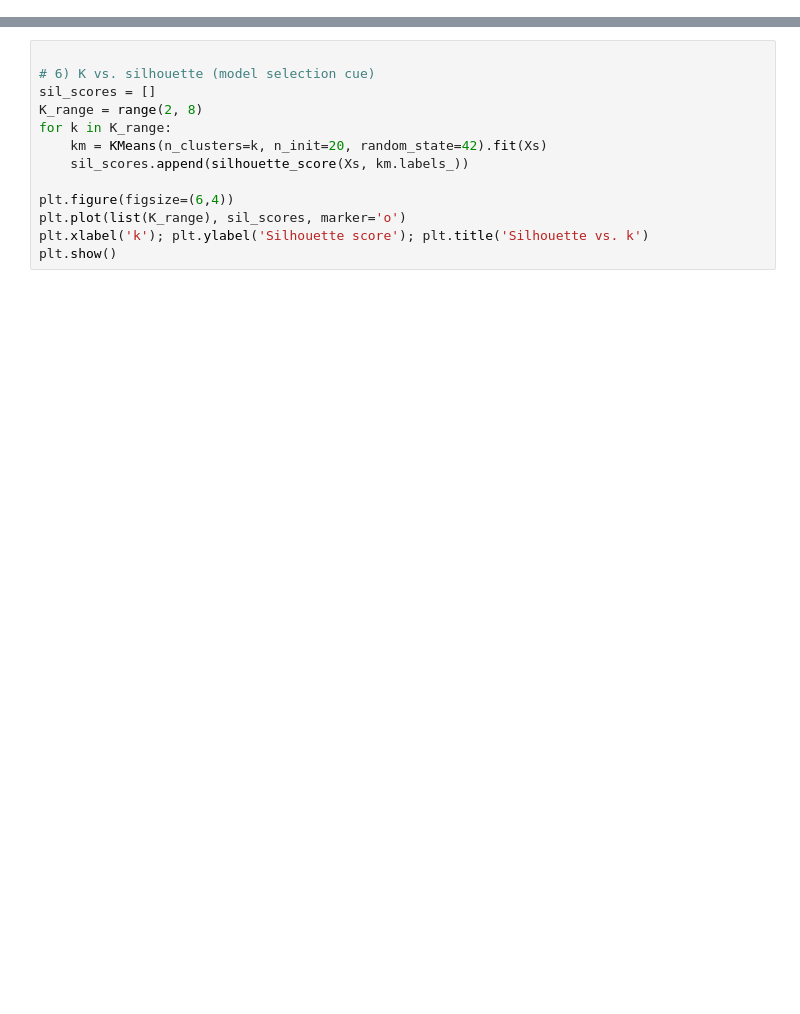
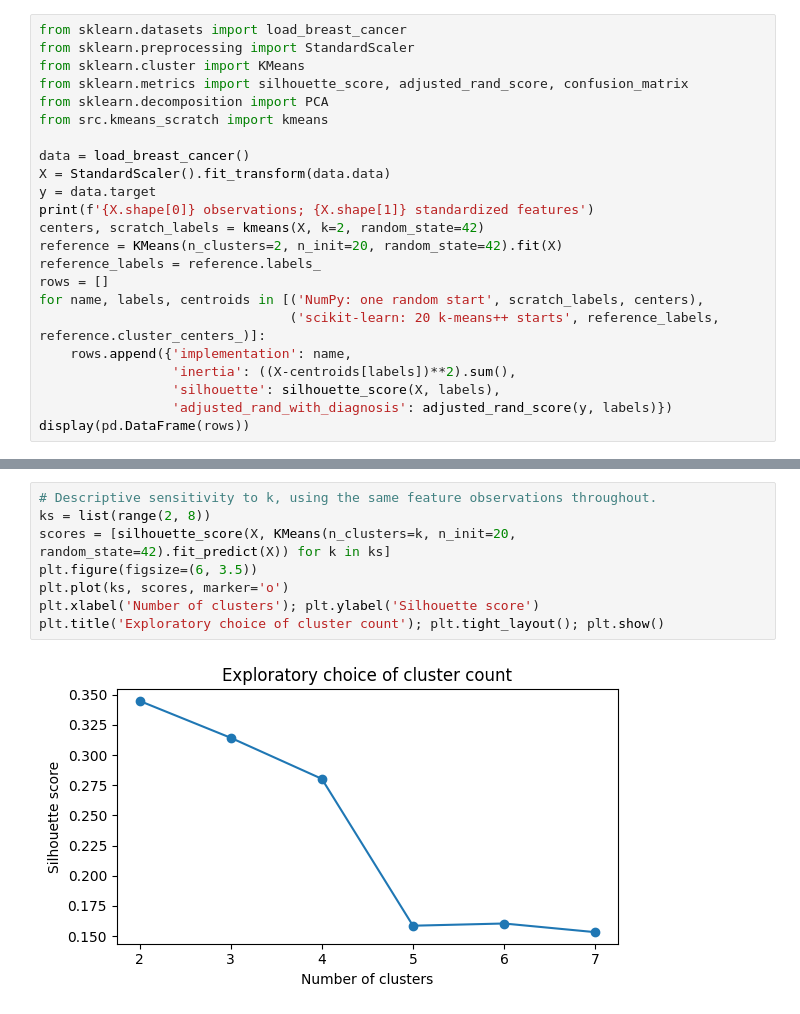
Before and after one commit to KianaAbrisham/kmeans-breast-cancer-portfolio, a Jupyter notebook: notebooks/kmeans_breast_cancer.ipynb, the cells around one changed output, grey strips where cells are left out. Drawn from its saved outputs; the diff is of its cells as text; blank space fills up the shorter version.

Commit message:
Correct implementation and add executed notebook with regression checks

```diff
--- a/notebooks/kmeans_breast_cancer.ipynb
+++ b/notebooks/kmeans_breast_cancer.ipynb
@@ -67,0 +21,23 @@ plt.show()
+# %%
+from sklearn.datasets import load_breast_cancer
+from sklearn.preprocessing import StandardScaler
+from sklearn.cluster import KMeans
+from sklearn.metrics import silhouette_score, adjusted_rand_score, confusion_matrix
+from sklearn.decomposition import PCA
+from src.kmeans_scratch import kmeans
+
+data = load_breast_cancer()
+X = StandardScaler().fit_transform(data.data)
+y = data.target
+print(f'{X.shape[0]} observations; {X.shape[1]} standardized features')
+centers, scratch_labels = kmeans(X, k=2, random_state=42)
+reference = KMeans(n_clusters=2, n_init=20, random_state=42).fit(X)
+reference_labels = reference.labels_
+rows = []
+for name, labels, centroids in [('NumPy: one random start', scratch_labels, centers),
+                                ('scikit-learn: 20 k-means++ starts', reference_labels, reference.cluster_centers_)]:
+    rows.append({'implementation': name,
+                 'inertia': ((X-centroids[labels])**2).sum(),
+                 'silhouette': silhouette_score(X, labels),
+                 'adjusted_rand_with_diagnosis': adjusted_rand_score(y, labels)})
+display(pd.DataFrame(rows))
@@ -68,13 +77,10 @@ plt.show()
 # %%
-
-# 6) K vs. silhouette (model selection cue)
-sil_scores = []
-K_range = range(2, 8)
-for k in K_range:
-    km = KMeans(n_clusters=k, n_init=20, random_state=42).fit(Xs)
-    sil_scores.append(silhouette_score(Xs, km.labels_))
-
-plt.figure(figsize=(6,4))
-plt.plot(list(K_range), sil_scores, marker='o')
-plt.xlabel('k'); plt.ylabel('Silhouette score'); plt.title('Silhouette vs. k')
-plt.show()
+# Descriptive sensitivity to k, using the same feature observations throughout.
+ks = list(range(2, 8))
+scores = [silhouette_score(X, KMeans(n_clusters=k, n_init=20, random_state=42).fit_predict(X)) for k in ks]
+plt.figure(figsize=(6, 3.5))
+plt.plot(ks, scores, marker='o')
+plt.xlabel('Number of clusters'); plt.ylabel('Silhouette score')
+plt.title('Exploratory choice of cluster count'); plt.tight_layout(); plt.show()
+# %% [output]
+[figure, added]
```
Also changed, not shown: parts of 10 cells of this notebook, 6 other files.
